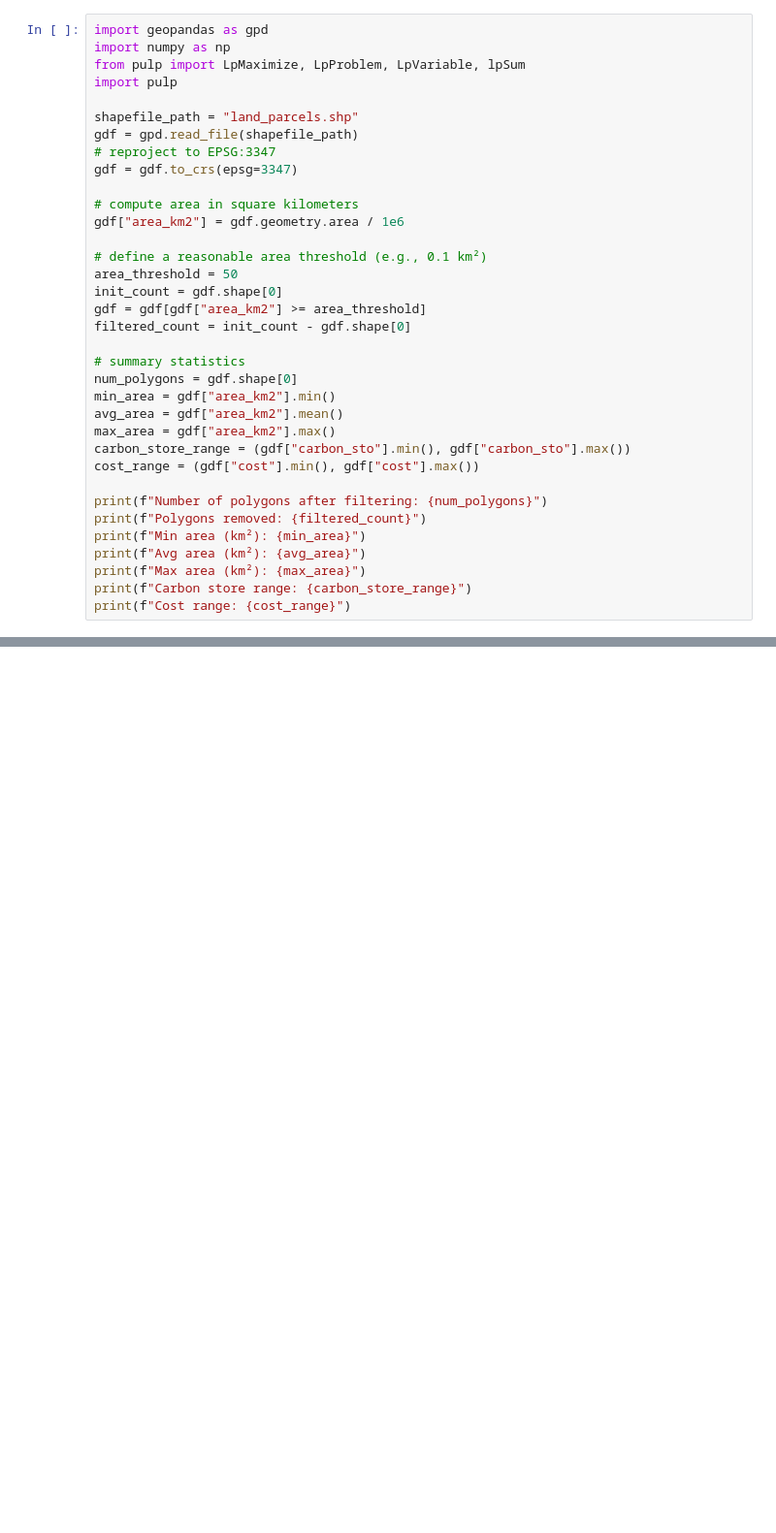
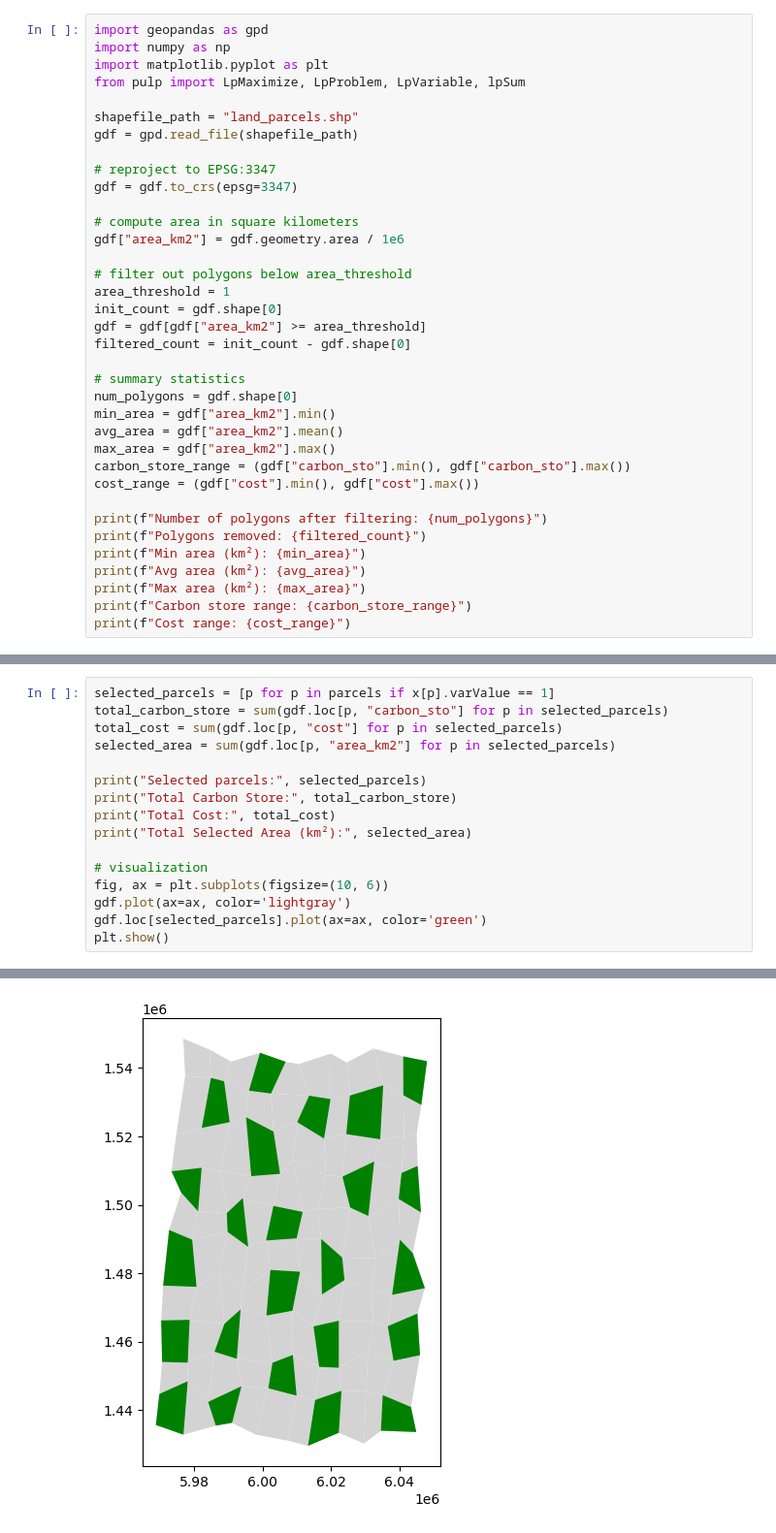
Before and after one commit to ilan-hou/land_parcels, a Jupyter notebook: solution.ipynb, the cells around one changed output, grey strips where cells are left out. Shown: that part at 97% size. Cells and saved outputs as stored; diff of their text form; blank space fills up the shorter version.

```diff
--- a/solution.ipynb
+++ b/solution.ipynb
@@ -1,19 +1,20 @@
 # %%
 import geopandas as gpd
 import numpy as np
+import matplotlib.pyplot as plt
 from pulp import LpMaximize, LpProblem, LpVariable, lpSum
-import pulp
 
 shapefile_path = "land_parcels.shp"
 gdf = gpd.read_file(shapefile_path)
+
 # reproject to EPSG:3347
 gdf = gdf.to_crs(epsg=3347)
 
 # compute area in square kilometers
 gdf["area_km2"] = gdf.geometry.area / 1e6
 
-# define a reasonable area threshold (e.g., 0.1 km²)
-area_threshold = 50
+# filter out polygons below area_threshold
+area_threshold = 1
 init_count = gdf.shape[0]
 gdf = gdf[gdf["area_km2"] >= area_threshold]
 filtered_count = init_count - gdf.shape[0]
@@ -103,0 +100,17 @@ Writing MIP solution to '/var/folders/d4/6r524yqx4lsbn99gww8xth600000gn/T/e56850
+# %%
+selected_parcels = [p for p in parcels if x[p].varValue == 1]
+total_carbon_store = sum(gdf.loc[p, "carbon_sto"] for p in selected_parcels)
+total_cost = sum(gdf.loc[p, "cost"] for p in selected_parcels)
+selected_area = sum(gdf.loc[p, "area_km2"] for p in selected_parcels)
+
+print("Selected parcels:", selected_parcels)
+print("Total Carbon Store:", total_carbon_store)
+print("Total Cost:", total_cost)
+print("Total Selected Area (km²):", selected_area)
+
+# visualization
+fig, ax = plt.subplots(figsize=(10, 6))
+gdf.plot(ax=ax, color='lightgray')
+gdf.loc[selected_parcels].plot(ax=ax, color='green')
+plt.show()
+# %% [output]
@@ -103,0 +121 @@ Writing MIP solution to '/var/folders/d4/6r524yqx4lsbn99gww8xth600000gn/T/e56850
+[figure, added]
```
Also changed, not shown: parts of 5 cells of this notebook.
